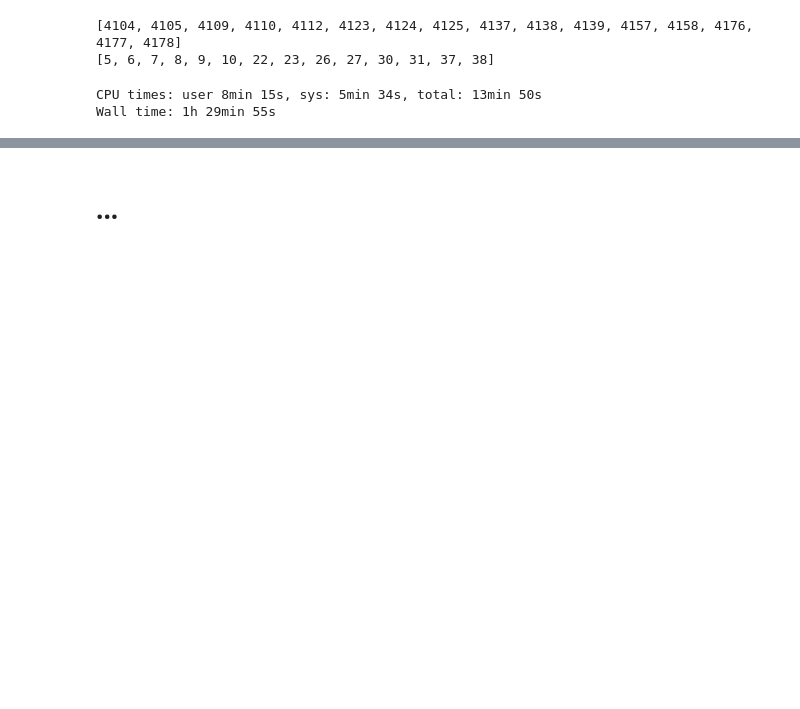
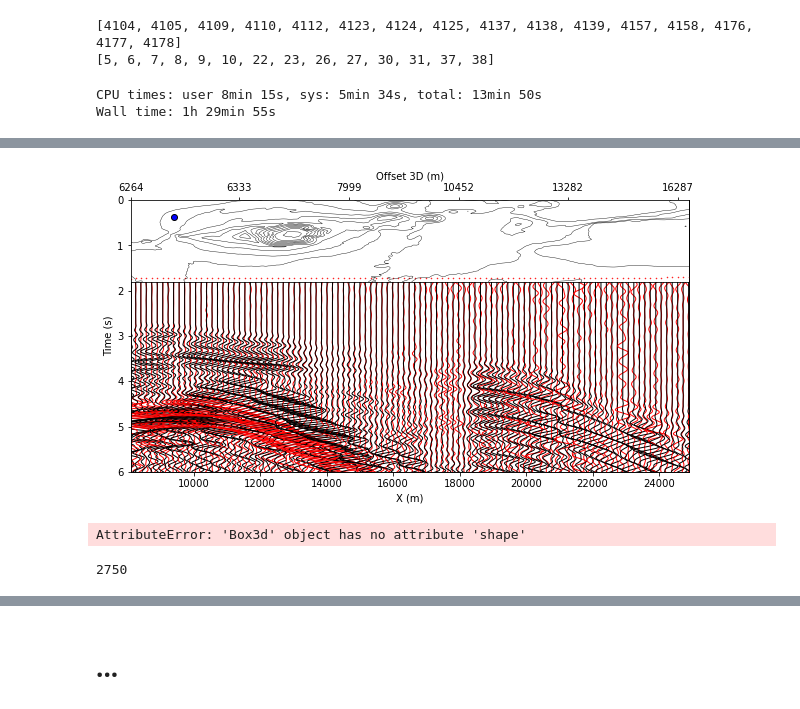
Before and after one commit to kmch/Kolumbo-FWI, a Jupyter notebook: notebooks/Data_fit.ipynb, the cells around one changed output, grey strips where cells are left out. Cells and saved outputs as stored; diff of their text form; code cells hidden in the pictures; blank space fills up the shorter version.

```diff
--- a/notebooks/Data_fit.ipynb
+++ b/notebooks/Data_fit.ipynb
@@ -419,0 +571,8 @@ Wall time: 1h 29min 55s
+# %%
+compare_wiggles_acq(sgyobs, sgy160, tracf, ep, vel_red=0)
+# %% [output]
+[figure, added]
+# %%
+b01.shape
+# %% [output]
+AttributeError: 'Box3d' object has no attribute 'shape'
@@ -419,0 +581,4 @@ Wall time: 1h 29min 55s
+# %%
+55*50
+# %% [output]
+2750
```
Also changed, not shown: parts of 24 cells of this notebook, 6 other files.
